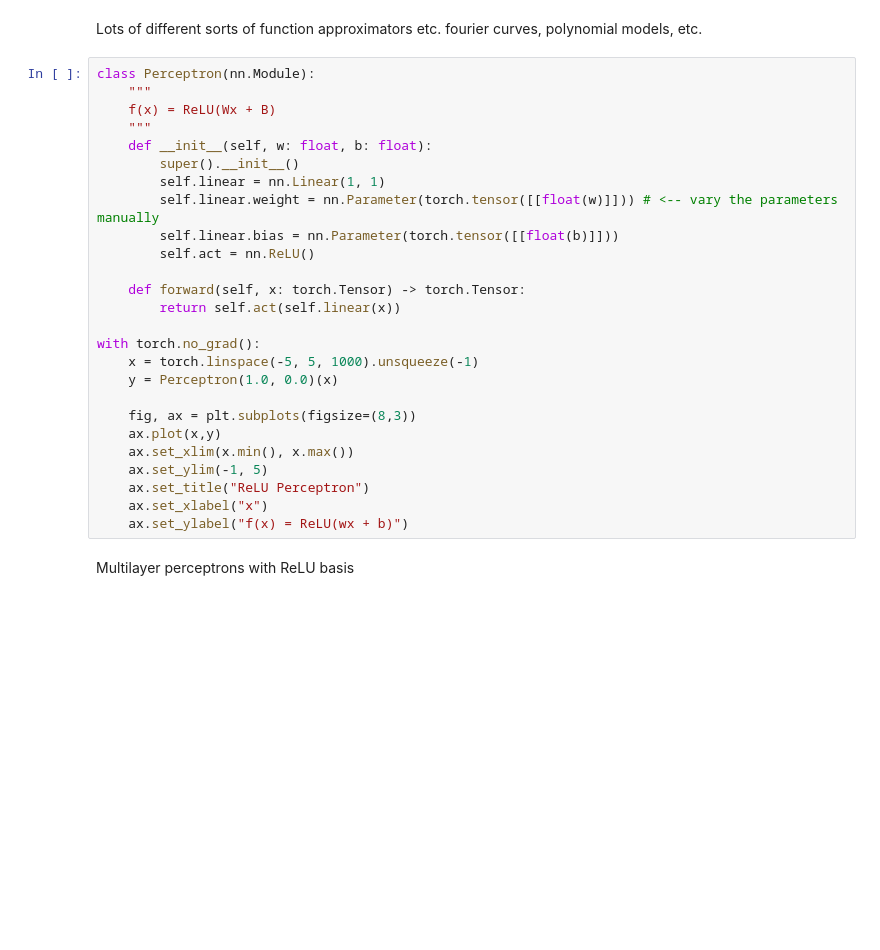
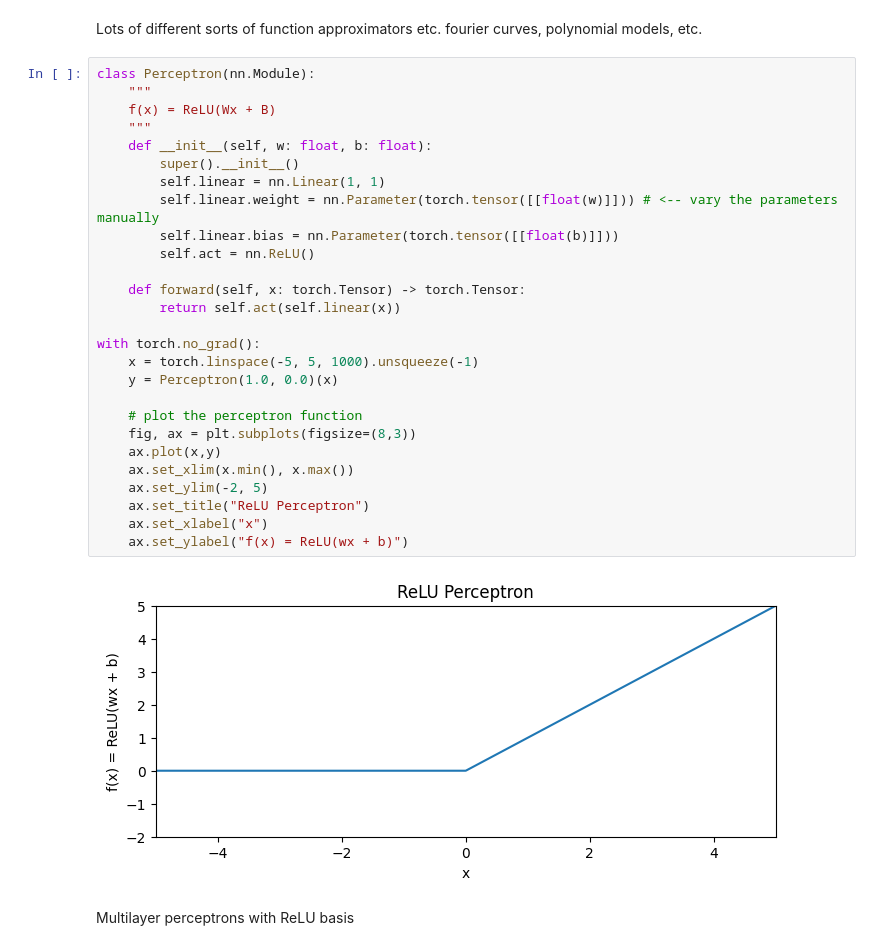
Before and after one commit to nextgenerationgraduatesprogram/nextgen25-mlai-workshop02, a Jupyter notebook: notebooks/main.ipynb, the cells around one changed output. Drawn from its saved outputs; the diff is of its cells as text; blank space fills up the shorter version.

```diff
--- a/notebooks/main.ipynb
+++ b/notebooks/main.ipynb
@@ -390,29 +422,32 @@ Lots of different sorts of function approximators etc. fourier curves, polynomia
 # %%
 class Perceptron(nn.Module):
     """
     f(x) = ReLU(Wx + B)
     """
     def __init__(self, w: float, b: float):
         super().__init__()
         self.linear = nn.Linear(1, 1)
         self.linear.weight = nn.Parameter(torch.tensor([[float(w)]])) # <-- vary the parameters manually
         self.linear.bias = nn.Parameter(torch.tensor([[float(b)]]))
         self.act = nn.ReLU()
 
     def forward(self, x: torch.Tensor) -> torch.Tensor:
         return self.act(self.linear(x))
 
 with torch.no_grad():
     x = torch.linspace(-5, 5, 1000).unsqueeze(-1)
     y = Perceptron(1.0, 0.0)(x)
 
+    # plot the perceptron function
     fig, ax = plt.subplots(figsize=(8,3))
     ax.plot(x,y)
     ax.set_xlim(x.min(), x.max())
-    ax.set_ylim(-1, 5)
+    ax.set_ylim(-2, 5)
     ax.set_title("ReLU Perceptron")
     ax.set_xlabel("x")
     ax.set_ylabel("f(x) = ReLU(wx + b)")
+# %% [output]
+[figure, added]
 # %% [markdown]
 Multilayer perceptrons with ReLU basis
 # %%
```
Also changed, not shown: parts of 12 cells of this notebook.
